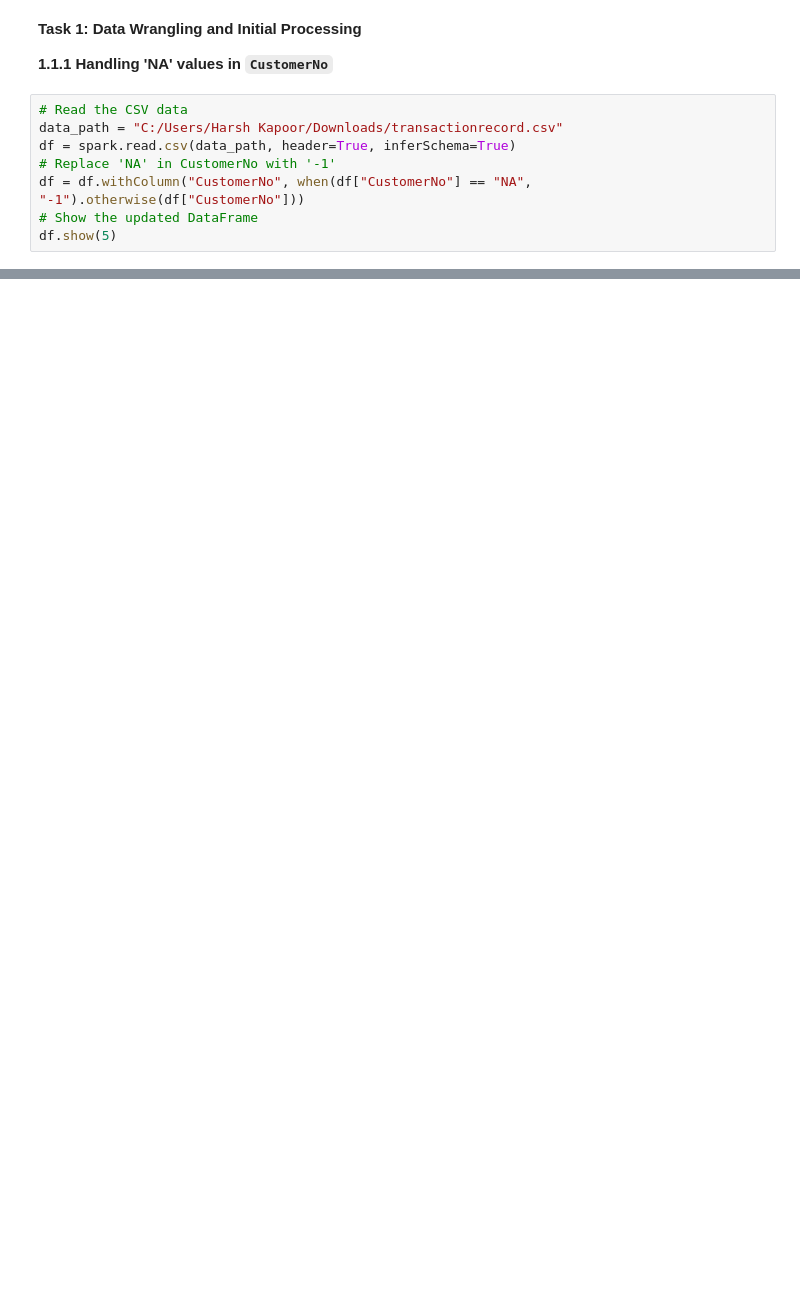
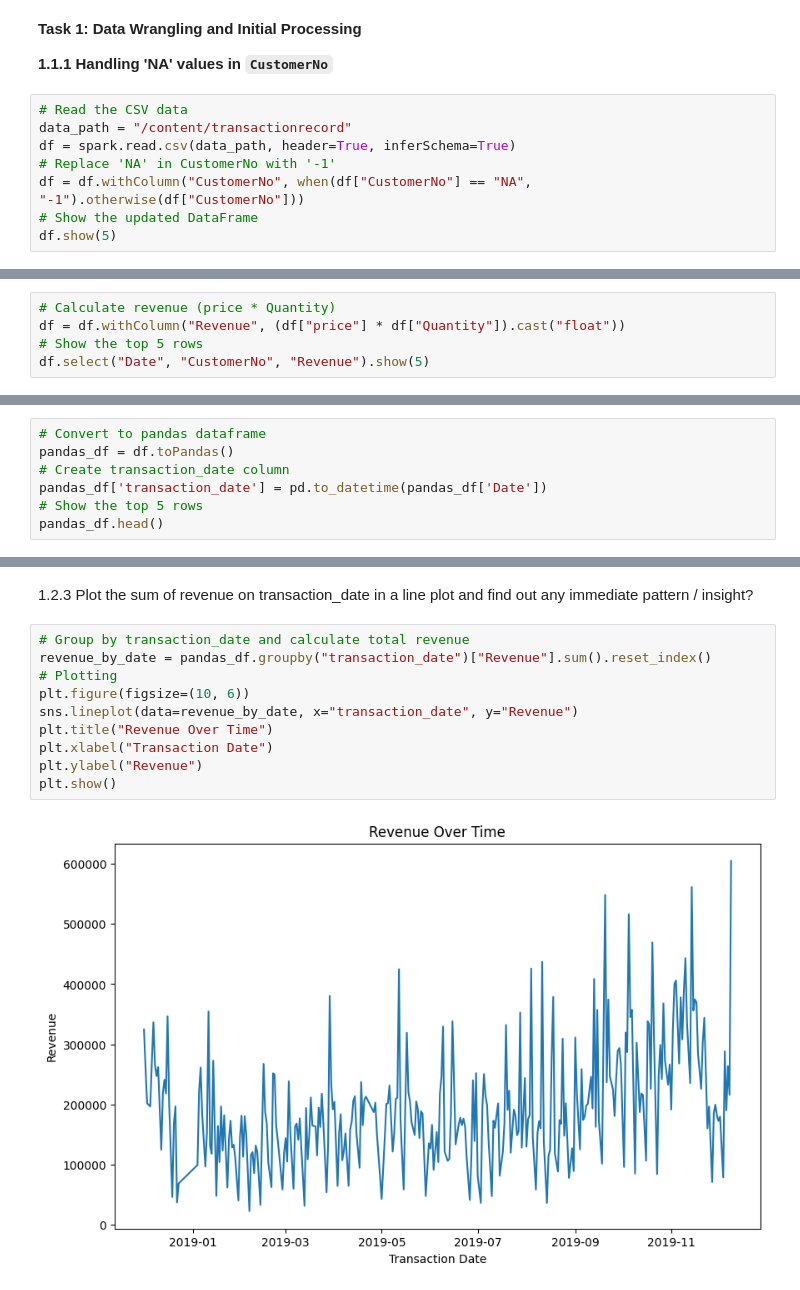
Before and after one commit to HarshKapr/Cloud, a Jupyter notebook: Assesment2_SIG742_Harsh_Pavan_Team19.ipynb, the cells around one changed output, grey strips where cells are left out. Cells and saved outputs as stored; diff of their text form; blank space fills up the shorter version.

```diff
--- a/Assesment2_SIG742_Harsh_Pavan_Team19.ipynb
+++ b/Assesment2_SIG742_Harsh_Pavan_Team19.ipynb
@@ -37,7 +43,7 @@ spark = SparkSession.builder.appName("TransactionAnalysis").getOrCreate()
 **1.1.1 Handling 'NA' values in `CustomerNo`**
 # %%
 # Read the CSV data
-data_path = "C:/Users/Harsh Kapoor/Downloads/transactionrecord.csv"
+data_path = "/content/transactionrecord"
 df = spark.read.csv(data_path, header=True, inferSchema=True)
 # Replace 'NA' in CustomerNo with '-1'
 df = df.withColumn("CustomerNo", when(df["CustomerNo"] == "NA", "-1").otherwise(df["CustomerNo"]))
@@ -57,0 +118,5 @@ NameError: name 'df' is not defined
+# %%
+# Calculate revenue (price * Quantity)
+df = df.withColumn("Revenue", (df["price"] * df["Quantity"]).cast("float"))
+# Show the top 5 rows
+df.select("Date", "CustomerNo", "Revenue").show(5)
@@ -57,0 +136,7 @@ NameError: name 'df' is not defined
+# %%
+# Convert to pandas dataframe
+pandas_df = df.toPandas()
+# Create transaction_date column
+pandas_df['transaction_date'] = pd.to_datetime(pandas_df['Date'])
+# Show the top 5 rows
+pandas_df.head()
@@ -57,0 +150,14 @@ NameError: name 'df' is not defined
+# %% [markdown]
+1.2.3 Plot the sum of revenue on transaction_date in a line plot and find out any immediate pattern / insight?
+# %%
+# Group by transaction_date and calculate total revenue
+revenue_by_date = pandas_df.groupby("transaction_date")["Revenue"].sum().reset_index()
+# Plotting
+plt.figure(figsize=(10, 6))
+sns.lineplot(data=revenue_by_date, x="transaction_date", y="Revenue")
+plt.title("Revenue Over Time")
+plt.xlabel("Transaction Date")
+plt.ylabel("Revenue")
+plt.show()
+# %% [output]
+[figure, added]
```
Also changed, not shown: parts of 46 cells of this notebook.
